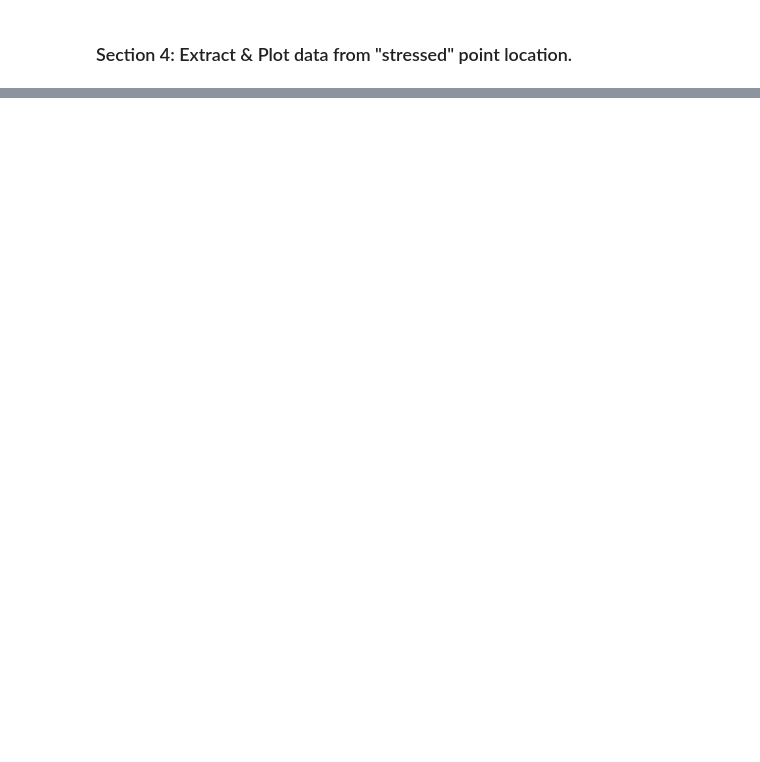
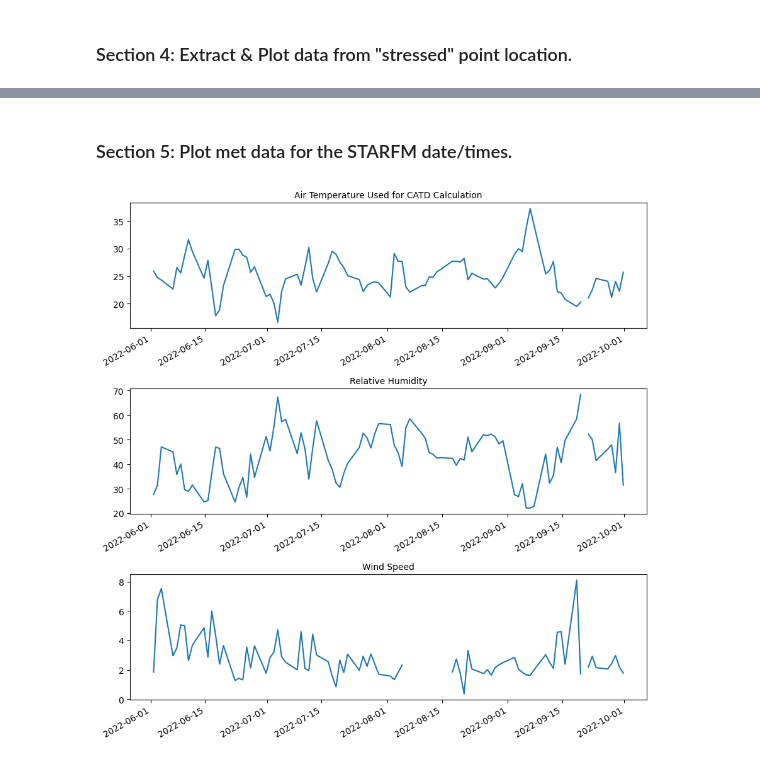
Before and after one commit to tcruicks/tcruicks-capstone-catd, a Jupyter notebook: exploratory/tcruicks-final-corn4-v4.ipynb, the cells around one changed output, grey strips where cells are left out. Cells and saved outputs as stored; diff of their text form; code cells hidden in the pictures; blank space fills up the shorter version.

```diff
--- a/exploratory/tcruicks-final-corn4-v4.ipynb
+++ b/exploratory/tcruicks-final-corn4-v4.ipynb
@@ -302,7 +304,7 @@ You are succesfully logged in to the STAC server and you can now begin STAC quer
 # ---------------------------------------------------------------------------
 
 # Corn field Number.
-field_num = 4
+field_num = 3
 analysis = "Corn{}".format(field_num)
 
 # Want met obs in UTC time to match satellites.
@@ -327,13 +329,13 @@ crop_center_points = {
     'Corn3': [-121.52588, 38.10793],
     'Corn4': [-121.52098, 38.10887],
 }
-
+#'Corn3': [-121.52588, 38.10793],
 # Coords for point extraction.
 # I.e. For Low NDVI pixels in this analysis.
 point_extraction_coords = {
     'Corn1': [-121.535231, 38.108937],
     'Corn2': [-121.533986, 38.105794],
-    'Corn3': [-121.525239, 38.110358],
+    'Corn3': [-121.5252, 38.1105],
     'Corn4': [-121.5223, 38.11060],
 }
 
@@ -469,5 +471,16 @@ elif analysis == 'Corn4':
 # Create dict of coords.  Will be used to create a polygon for our AOI.
 geom = {'type': 'Point', 'coordinates': crop_center_points[analysis]}
 
+# -------------------------------------------------------------------
+# -------------------------------------------------------------------
+
+asset_dict = {
+    "prepped_inputs_mod21a1d": ['mod21a1d_lst', 2000, 1000, 'brown'],
+    "pydms_sharpened_modis": ['pydms_modis_lst', 1000, 500, 'green'],
+    "prepped_inputs_landsat": ['lsat_lst', 60, 30, 'black'],
+    "pydms_sharpened_landsat": ['pydms_lsat_lst', 40, 20, 'blue'],
+    "starfm_predictions_modis_landsat": ['starfm_lst', 40, 20, 'red'],
+}
+
 print("Analysis setup comlete.\n")
 # %% [output]
@@ -1134,0 +1201,21 @@ ax2.legend(loc='center right', bbox_to_anchor=(1, .78))
+# %% [markdown]
+### Section 5:  Plot met data for the STARFM date/times.
+# %%
+# Extract & Plot Temperature, RH, Wind Speed.
+
+fig, (ax1, ax2, ax3) = plt.subplots(3,1, figsize=(9, 9))
+
+ta_df.plot(ax=ax1).plot(ax=ax1)
+rh_df[start1:end1].plot(ax=ax2)
+ws_df[start1:end1].plot(ax=ax3)
+#fig.suptitle('Maximum Crop Field Air Temperature')
+ax1.set_title('Air Temperature Used for CATD Calculation', fontsize=10)
+ax2.set_title('Relative Humidity', fontsize=10)
+ax3.set_title('Wind Speed', fontsize=10)
+ax1.set_xlabel('')
+ax2.set_xlabel('')
+ax3.set_xlabel('')
+
+plt.tight_layout()
+# %% [output]
+[figure, added]
```
Also changed, not shown: parts of 14 cells of this notebook, 45 other files.
